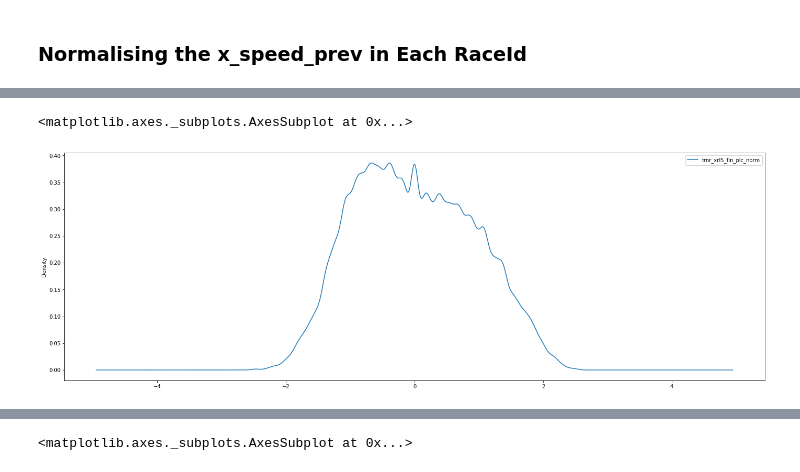
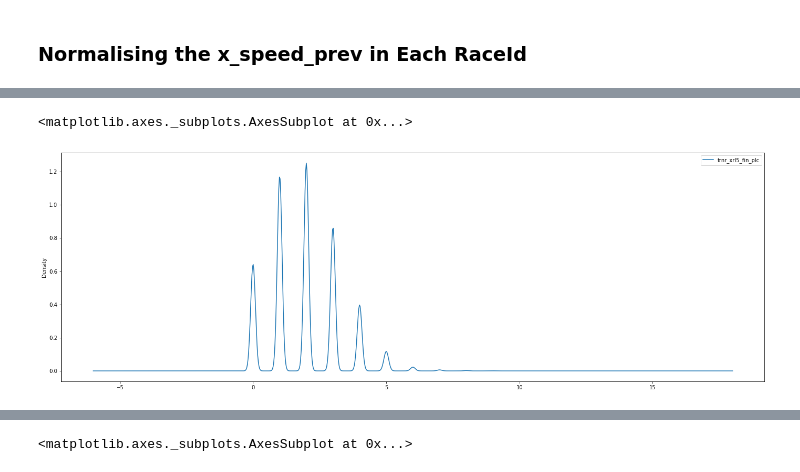
Before and after one commit to ageofthegit/greyhound-racing, a Jupyter notebook: code-cloud/C030_1_CGPT_CONSOL_Std Variables.ipynb, the cells around one changed output, grey strips where cells are left out. Drawn from its saved outputs; the diff is of its cells as text; code cells hidden in the pictures.

```diff
--- a/code-cloud/C030_1_CGPT_CONSOL_Std Variables.ipynb
+++ b/code-cloud/C030_1_CGPT_CONSOL_Std Variables.ipynb
@@ -497,0 +648,26 @@ trnr_xr_fin_last2_pct_mean trnr_xr_fin_last2_pct_std trnr_xr_fin_last2_pct_norm
+# %%
+
+print(datetime.now())
+
+# Perform normalization for each column
+for curr_col in cols_to_norm:
+    print(curr_col,'\n')
+    mean_name = curr_col + '_mean'
+    std_name = curr_col + '_std'
+    norm_name = curr_col + '_norm'
+
+    # perform normalization
+    df_base_copy[norm_name] = np.where(
+        (df_base_copy[mean_name] == 0) | (df_base_copy[std_name] == 0) | pd.isna(df_base_copy[std_name]),\
+        0,\
+        (df_base_copy[curr_col] - df_base_copy[mean_name]) / df_base_copy[std_name])
+
+    # drop the intermediate columns
+    df_base_copy = df_base_copy.drop(columns=[mean_name, std_name])
+
+df_base = df_base_copy.copy()
+
+del df_base_copy
+print(datetime.now())
+
+# RUNTIME <1Min
@@ -503,14 +718,14 @@ print(df_base.columns.values.tolist())
 # %%
 
 #df_base['x_races_tot_norm'].plot( kind='density', legend=True, figsize = (24,8) )
 #df_base['x_rtgp_avg_norm'].plot( kind='density', legend=True, figsize = (24,8) )
 #df_base['x_rtgp_max_norm'].plot( kind='density', legend=True, figsize = (24,8) )
 
 #df_base['y_margin'].plot( kind='density', legend=True, figsize = (24,8) )
 #df_base['xr_wins_pct_norm'].plot( kind='density', legend=True, figsize = (24,8) )
 #df_base['xr_finl5_last2_pct'].plot( kind='density', legend=True, figsize = (24,8) )
 
-df_base['trnr_xrl5_fin_plc_norm'].plot( kind='density', legend=True, figsize = (24,8) )
+df_base['trnr_xrl5_fin_plc'].plot( kind='density', legend=True, figsize = (24,8) )
 # %% [output]
 <matplotlib.axes._subplots.AxesSubplot at 0x...>
-[figure, old version]
+[figure, new version]
```
Also changed, not shown: parts of 48 cells of this notebook, 3 other files.
